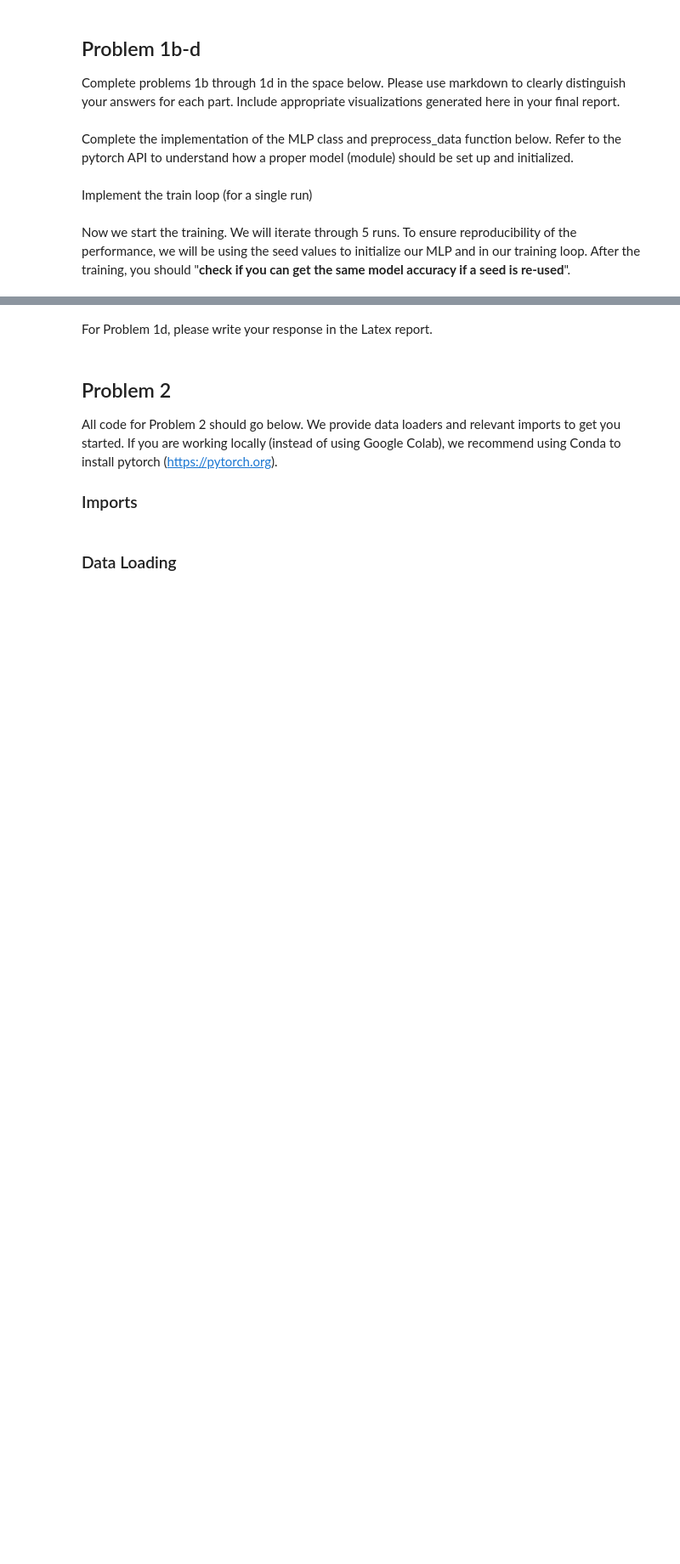
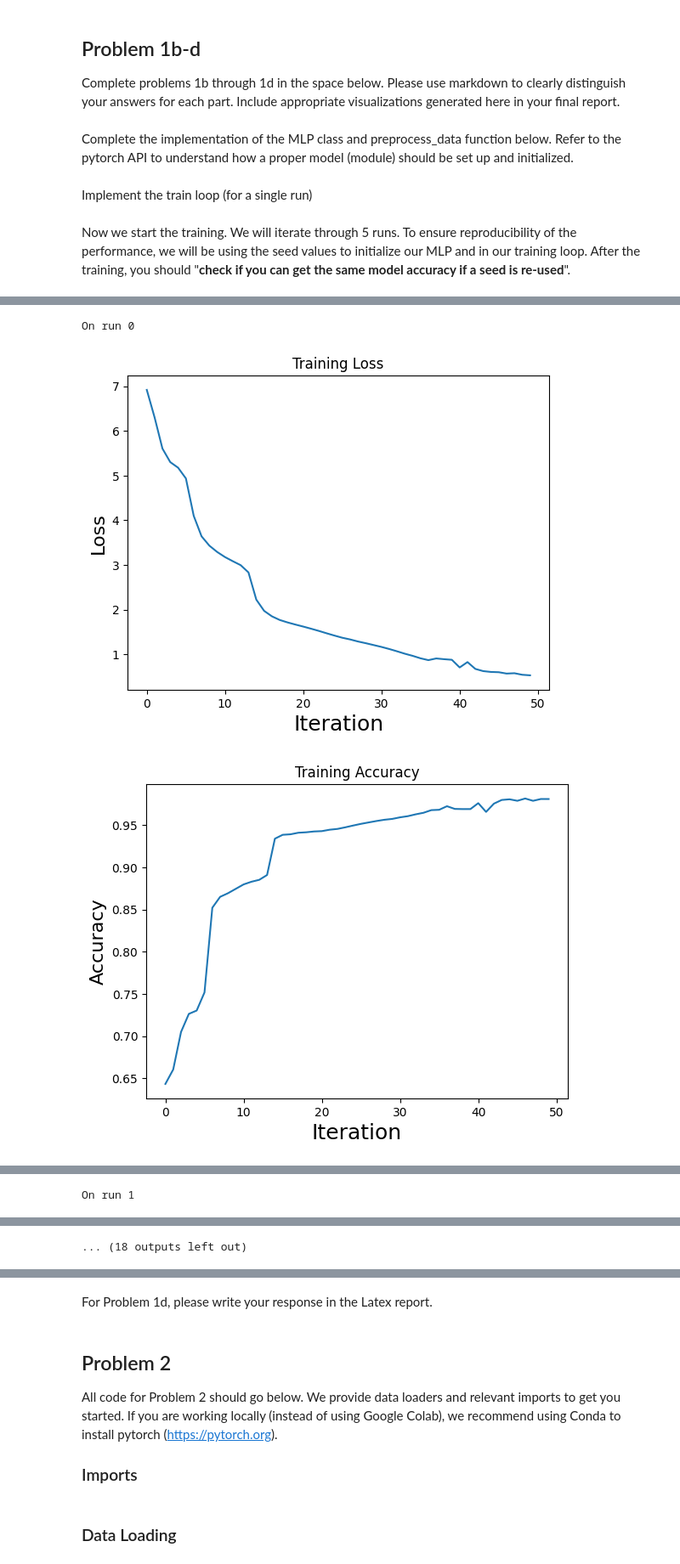
Before and after one commit to klxu03/ml-dl, a Jupyter notebook: HW4/DeepLearning_Fall2023_Homework4.ipynb, the cells around one changed output, grey strips where cells are left out. Shown at 85% size. Saved outputs shown, nothing was run; the diff lists cells and outputs as text; code cells hidden in the pictures; blank space fills up the shorter version.

Commit message:
Q1 almost done, messup in 1c with visualize datapoints only using last model instead of each one

```diff
--- a/HW4/DeepLearning_Fall2023_Homework4.ipynb
+++ b/HW4/DeepLearning_Fall2023_Homework4.ipynb
@@ -277,6 +303,10 @@ class MLP(nn.Module):
             self.layers.append(nn.Linear(full_dims[i-1], full_dims[i]))
             self.layers.append(nn.Sigmoid()) # can move out of the for loop and throw it just at the end, after output layer
 
+        # Move all layers to Cuda
+        for layer in self.layers:
+            layer.cuda()
+
         # Initialize the weights and biases of the model
         if seed_value is not None:
             torch.manual_seed(seed_value)
@@ -306,6 +336,7 @@ class MLP(nn.Module):
             torch.Tensor: output tensor.
         """
         # TODO:
+        x.cuda()
         x = x.float()
         for layer in self.layers:
             x = layer(x)
@@ -533,6 +571,8 @@ def train(model,
 Now we start the training. We will iterate through 5 runs. To ensure reproducibility of the performance, we will be using the seed values to initialize our MLP and in our training loop. After the training, you should "**check if you can get the same model accuracy if a seed is re-used**".
 # %%
 # TODO: complete the cell
+
+results = []
 
 ## Iterate over Random Initializations
 for idx in range(len(seed_values)):
@@ -546,13 +586,6 @@ for idx in range(len(seed_values)):
     optimizer = torch.optim.SGD(model.parameters(), lr=lr)
 
     # Train the model
-    train(model, loss_f, optimizer, X, Y, n_epoch=n_epoch, batch_size=batch_size, seed_value=seed_value)
-
-    # Evaluate the model
-    model.eval()
-    with torch.no_grad():
-        y_pred = model(X_test)
-        predicted_labels = torch.argmax(y_pred, dim=1)
-        accuracy = (predicted_labels == y_test).sum().item() / len(y_test)
-        print("Accuracy for run {}: {:.4f}".format(idx, accuracy))
+    result = train(model, loss_f, optimizer, X, Y, n_epoch=n_epoch, batch_size=batch_size, seed_value=seed_value)
+    results.append(result)
 # %% [output]
@@ -597,0 +611,49 @@ seed_values = [random.randint(0, 10000) for _ in range(5)]
+# %%
+# TODO: Plot Results (Please plot the loss of all 5 runs in a same figure, and
+# the accuracy of the runs in another figure). Use visualize_datapoints to check
+# the performance of your model.
+
+for idx, result in enumerate(results):
+    print(f"On run {idx}")
+    ## Plot Loss and Accuracy
+    L = result[0]
+    A = result[1]
+    fig0=plt.figure(0)
+    plt.plot(L,'-')
+    plt.xlabel('Iteration', fontsize=18)
+    plt.ylabel('Loss', fontsize=16)
+    plt.title("Training Loss")
+    plt.show()
+    fig1=plt.figure(1)
+    plt.plot(A,'-')
+    plt.xlabel('Iteration', fontsize=18)
+    plt.ylabel('Accuracy', fontsize=16)
+    plt.title("Training Accuracy")
+    plt.show()
+
+    L = result[2]
+    A = result[3]
+    fig0=plt.figure(0)
+    plt.plot(L,'-')
+    plt.xlabel('Iteration', fontsize=18)
+    plt.ylabel('Loss', fontsize=16)
+    plt.title("Training Loss")
+    plt.show()
+    fig1=plt.figure(1)
+    plt.plot(A,'-')
+    plt.xlabel('Iteration', fontsize=18)
+    plt.ylabel('Accuracy', fontsize=16)
+    plt.title("Training Accuracy")
+    plt.show()
+
+    ## Visualize Predictions
+
+    ## Make Predictions
+    model.eval()
+    model.cpu()
+    plot_pred_Y = model(results[idx][4]) >= 0.5
+    visualize_datapoints(results[idx][4].detach().numpy(), plot_pred_Y.squeeze().detach().numpy())
+# %% [output]
+On run 0
+[figure, added]
+[figure, added]
@@ -597,0 +663 @@ seed_values = [random.randint(0, 10000) for _ in range(5)]
+On run 1
@@ -597,0 +669 @@ seed_values = [random.randint(0, 10000) for _ in range(5)]
+... (18 outputs left out)
```
Also changed, not shown: parts of 8 cells of this notebook.
